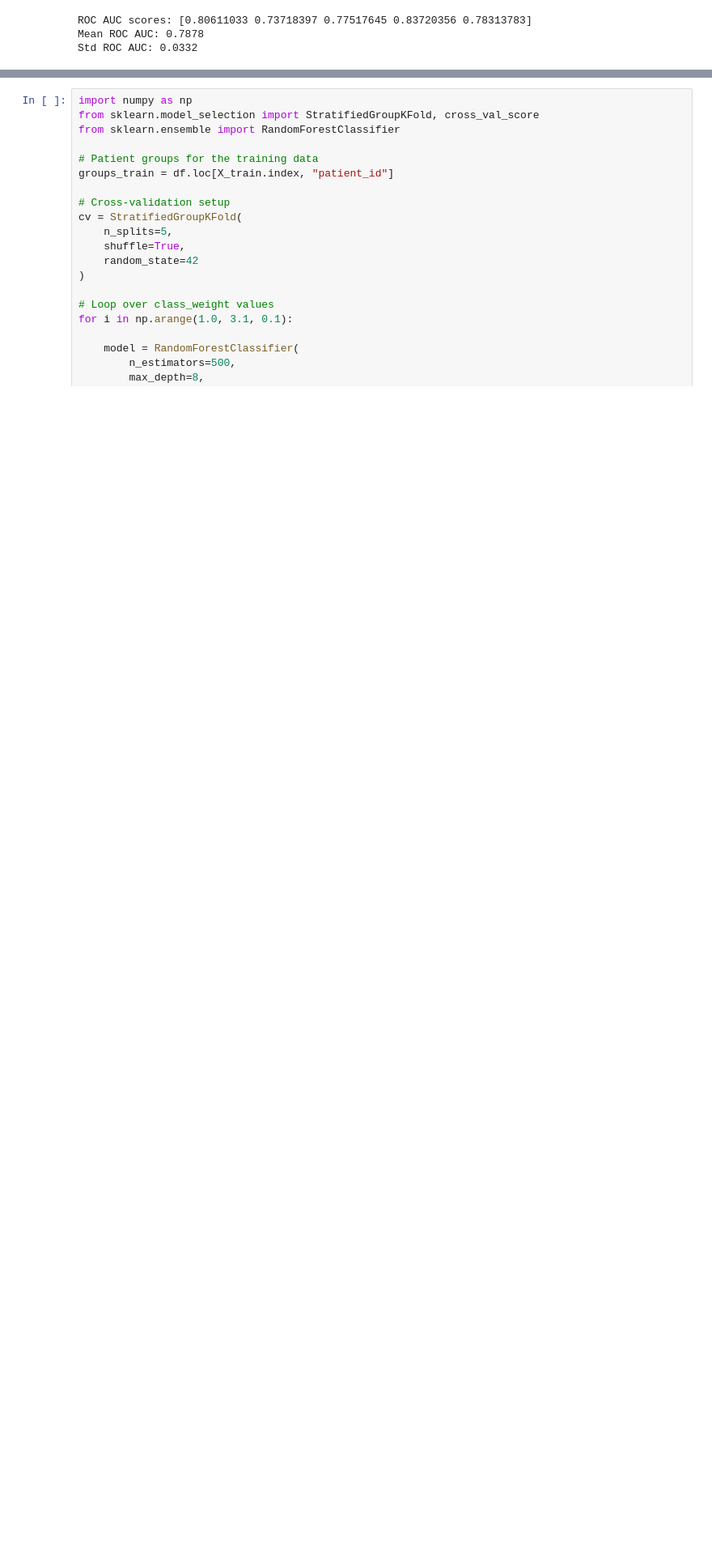
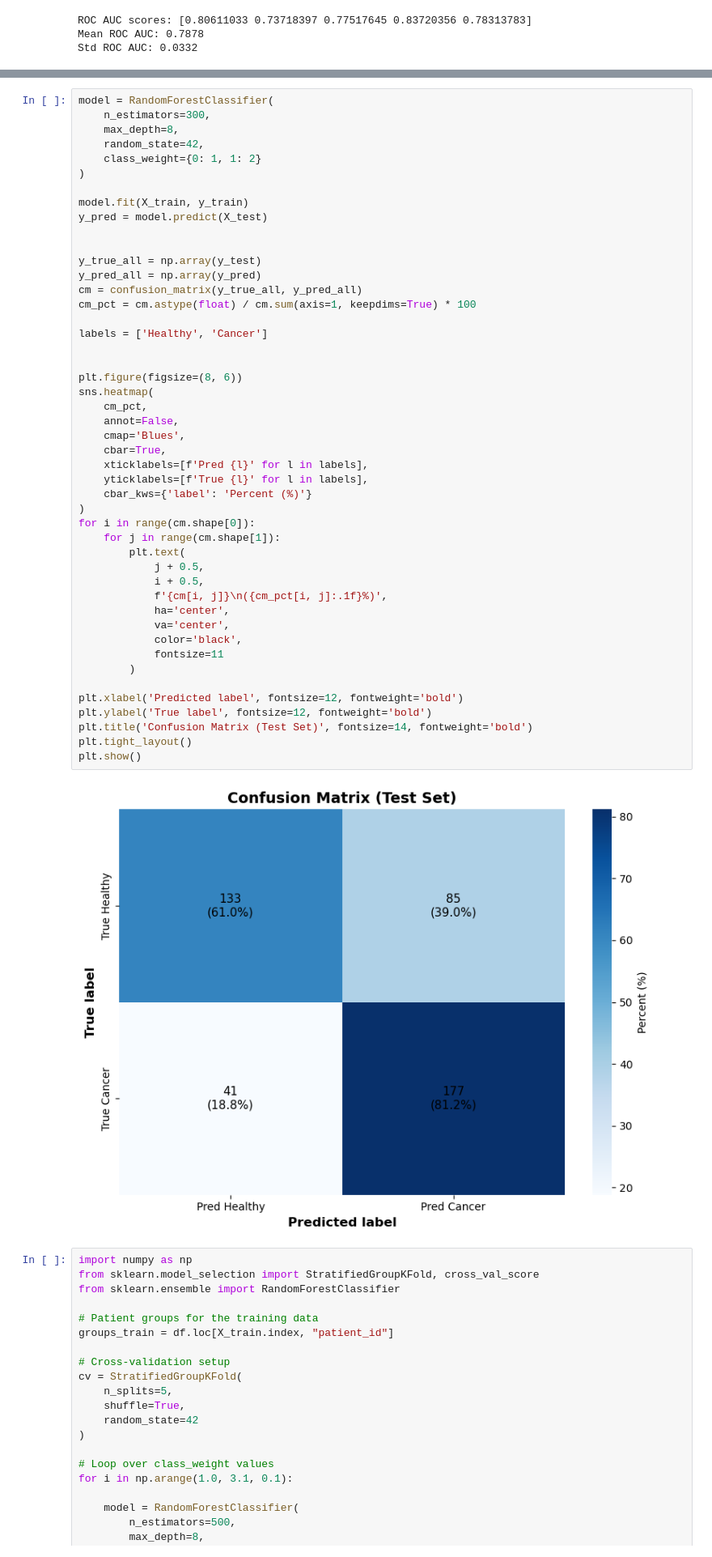
Before and after one commit to FrejaITU/2026_PDS_Whales_Also_Have_Skin_Lesions, a Jupyter notebook: src/Old Model Evaluation/random_forest.ipynb, the cells around one changed output, grey strips where cells are left out. Shown at 81% size. Saved outputs shown, nothing was run; the diff lists cells and outputs as text; blank space fills up the shorter version.

```diff
--- a/src/Old Model Evaluation/random_forest.ipynb
+++ b/src/Old Model Evaluation/random_forest.ipynb
@@ -371,3 +296,52 @@ plt.show()
+# %%
+model = RandomForestClassifier(
+    n_estimators=300,
+    max_depth=8,
+    random_state=42,
+    class_weight={0: 1, 1: 2}
+)
+
+model.fit(X_train, y_train)
+y_pred = model.predict(X_test)
+
+
+y_true_all = np.array(y_test)
+y_pred_all = np.array(y_pred)
+cm = confusion_matrix(y_true_all, y_pred_all)
+cm_pct = cm.astype(float) / cm.sum(axis=1, keepdims=True) * 100
+
+labels = ['Healthy', 'Cancer']
+
+
+plt.figure(figsize=(8, 6))
+sns.heatmap(
+    cm_pct,
+    annot=False,
+    cmap='Blues',
+    cbar=True,
+    xticklabels=[f'Pred {l}' for l in labels],
+    yticklabels=[f'True {l}' for l in labels],
+    cbar_kws={'label': 'Percent (%)'}
+)
+for i in range(cm.shape[0]):
+    for j in range(cm.shape[1]):
+        plt.text(
+            j + 0.5,
+            i + 0.5,
+            f'{cm[i, j]}\n({cm_pct[i, j]:.1f}%)',
+            ha='center',
+            va='center',
+            color='black',
+            fontsize=11
+        )
+
+plt.xlabel('Predicted label', fontsize=12, fontweight='bold')
+plt.ylabel('True label', fontsize=12, fontweight='bold')
+plt.title('Confusion Matrix (Test Set)', fontsize=14, fontweight='bold')
+plt.tight_layout()
+plt.show()
+# %% [output]
+[figure, added]
 # %%
 import numpy as np
 from sklearn.model_selection import StratifiedGroupKFold, cross_val_score
```
Also changed, not shown: parts of 3 cells of this notebook.
